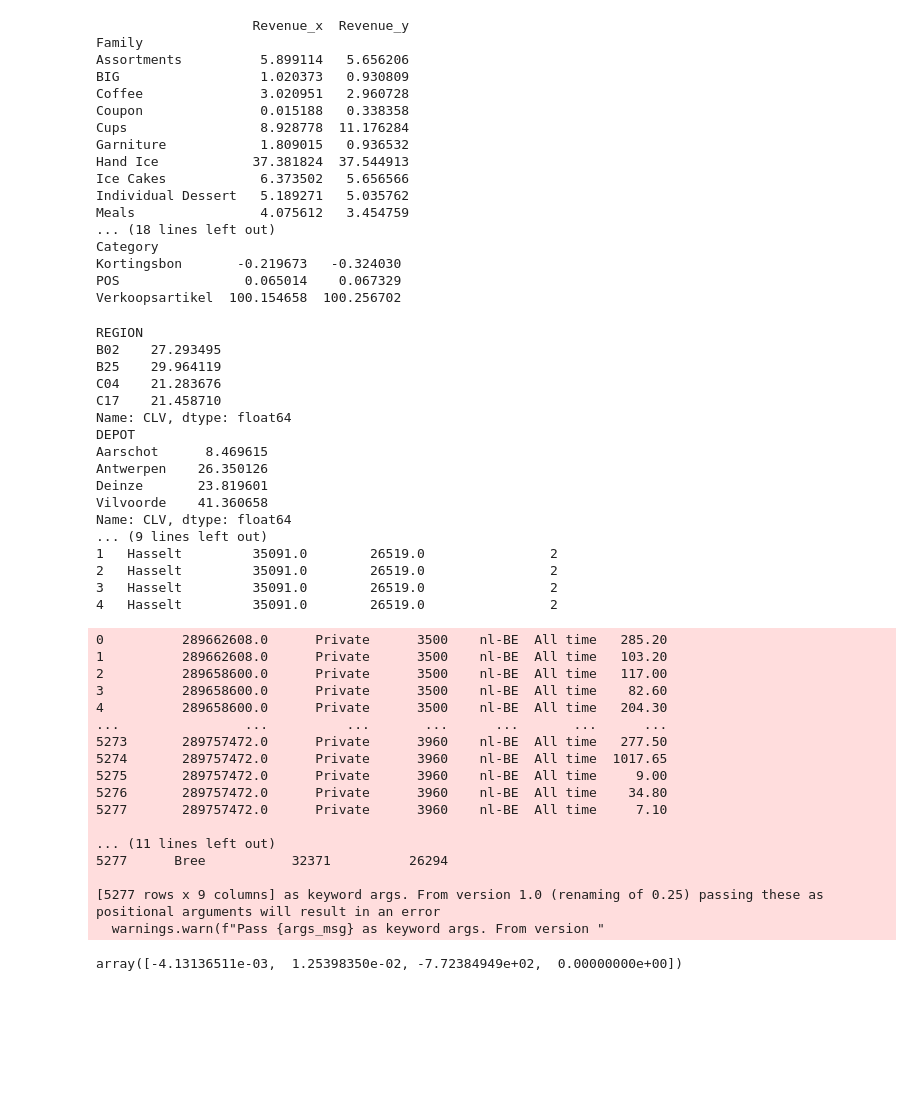
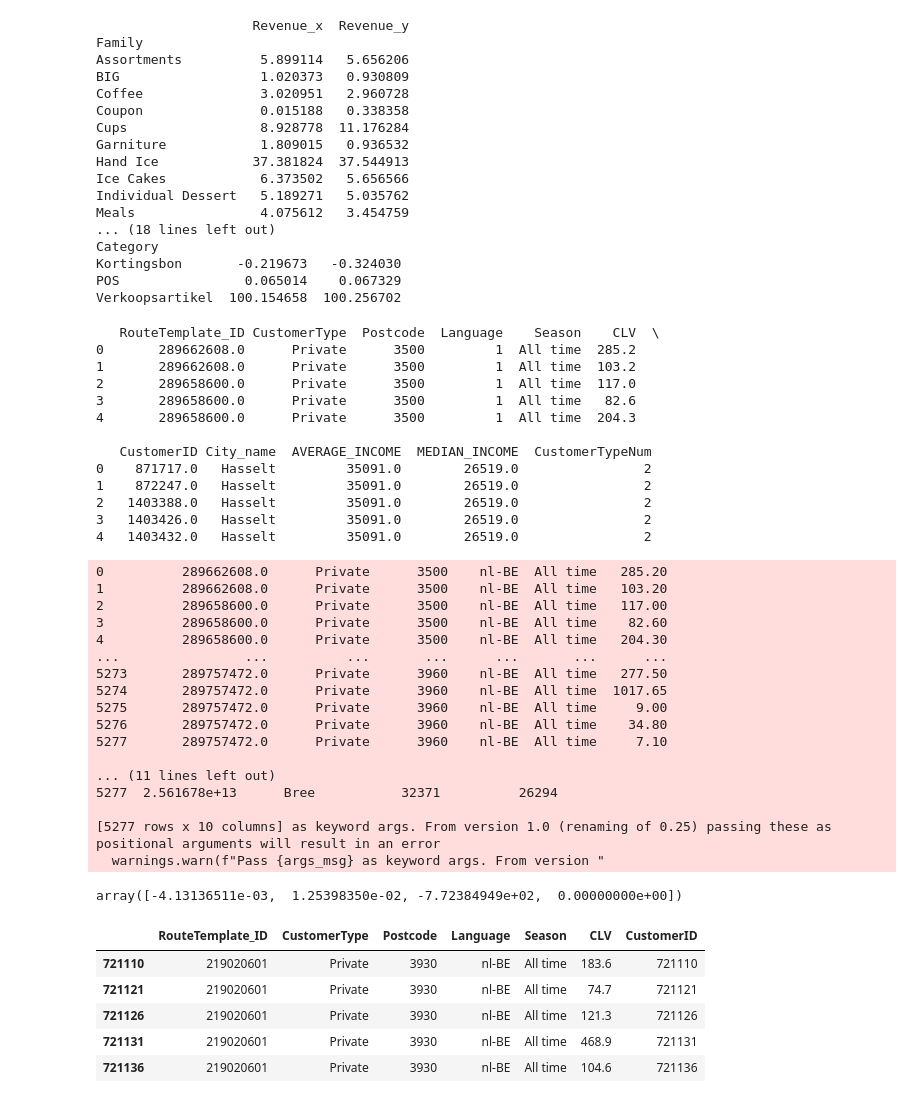
Before and after one commit to atyvaert/CRM-analytics, a Jupyter notebook: PutYourAnwsersHere.ipynb, the cells around one changed output. Saved outputs shown, nothing was run; the diff lists cells and outputs as text; code cells hidden in the pictures; blank space fills up the shorter version.

```diff
--- a/PutYourAnwsersHere.ipynb
+++ b/PutYourAnwsersHere.ipynb
@@ -1025,6 +1049,8 @@ Verkoopsartikel  100.154658  100.256702
 #Q2.7 Do customer sales differ across different cities? Is there a relationship between customer
 #sales and average income per inhabitant (and other factors)?
 ##Important!!! running this question requires running question 2.3 for the CLV dataframe
+
+##This question might require a rerun of the reading in data and putting it into dataframes
 df_CustomerType["CLV"]=df_CLV
 df_CustomerType = df_CustomerType.dropna(axis="rows")
 df_RouteTemplate["RouteTemplate_ID"]=df_RouteTemplate.index
@@ -1033,17 +1059,13 @@ df_RouteTemplate["RouteTemplate_ID"]=df_RouteTemplate.index
 #This compares CLV over all regions merging over Routetempate to get CLV linked to The Region
 df_CLV_Route = pd.merge(df_CustomerType,df_RouteTemplate, on="RouteTemplate_ID")
 df_CLV_Route_Region = df_CLV_Route.groupby("REGION")["CLV"].sum()
-#Explained in percentages
-df_CLV_Route_Region=(df_CLV_Route_Region/df_CLV_Route_Region.values.sum())*100
 #print(df_CLV_Route_Region)
 
 #Compares CLV over all Cities
 #We change the name of the column to be able to merge on the same name
 df_Depot=df_Depot.rename(columns={"HVROUTETEMPLATE_NRID": "RouteTemplate_ID"})
 df_CLV_Cities= pd.merge(df_CLV_Route,df_Depot,on="RouteTemplate_ID").groupby("DEPOT")["CLV"].sum()
-#Explained in percentages
-df_CLV_Cities=(df_CLV_Cities/df_CLV_Cities.values.sum())*100
-#print(df_CLV_Cities.head(5))
+#df_CLV_Cities.head(5)
 
 #Now we introduce a lin reg
 lr_model = LinearRegression()
@@ -1081,23 +1103,19 @@ scaler.fit(df_featuresFrame[["AVERAGE_INCOME","MEDIAN_INCOME","CustomerTypeNum",
 lr_model.fit(X=df_featuresFrame[["AVERAGE_INCOME","MEDIAN_INCOME","CustomerTypeNum","Language"]], y=df_featuresFrame["CLV"])
 lr_model.coef_
 # %% [output]
-REGION
-B02    27.293495
-B25    29.964119
-C04    21.283676
-C17    21.458710
-Name: CLV, dtype: float64
-DEPOT
-Aarschot      8.469615
-Antwerpen    26.350126
-Deinze       23.819601
-Vilvoorde    41.360658
-Name: CLV, dtype: float64
-... (9 lines left out)
-1   Hasselt         35091.0        26519.0                2
-2   Hasselt         35091.0        26519.0                2
-3   Hasselt         35091.0        26519.0                2
-4   Hasselt         35091.0        26519.0                2
+   RouteTemplate_ID CustomerType  Postcode  Language    Season    CLV  \
+0       289662608.0      Private      3500         1  All time  285.2
+1       289662608.0      Private      3500         1  All time  103.2
+2       289658600.0      Private      3500         1  All time  117.0
+3       289658600.0      Private      3500         1  All time   82.6
+4       289658600.0      Private      3500         1  All time  204.3
+
+   CustomerID City_name  AVERAGE_INCOME  MEDIAN_INCOME  CustomerTypeNum
+0    871717.0   Hasselt         35091.0        26519.0                2
+1    872247.0   Hasselt         35091.0        26519.0                2
+2   1403388.0   Hasselt         35091.0        26519.0                2
+3   1403426.0   Hasselt         35091.0        26519.0                2
+4   1403432.0   Hasselt         35091.0        26519.0                2
 0          289662608.0      Private      3500    nl-BE  All time   285.20
 1          289662608.0      Private      3500    nl-BE  All time   103.20
 2          289658600.0      Private      3500    nl-BE  All time   117.00
@@ -1111,9 +1129,9 @@ Name: CLV, dtype: float64
 5277       289757472.0      Private      3960    nl-BE  All time     7.10
 
 ... (11 lines left out)
-5277      Bree           32371          26294
+5277  2.561678e+13      Bree           32371          26294
 
-[5277 rows x 9 columns] as keyword args. From version 1.0 (renaming of 0.25) passing these as positional arguments will result in an error
+[5277 rows x 10 columns] as keyword args. From version 1.0 (renaming of 0.25) passing these as positional arguments will result in an error
   warnings.warn(f"Pass {args_msg} as keyword args. From version "
 array([-4.13136511e-03,  1.25398350e-02, -7.72384949e+02,  0.00000000e+00])
 # %%
@@ -1127,23 +1145,30 @@ array([-4.13136511e-03,  1.25398350e-02, -7.72384949e+02,  0.00000000e+00])
 # %%
 ########################
 #Q4 What are the routes?
 ########################
 #Let's start by merging the df_RouteTemplate datdabse with the other two databases (CustomerType and Depotfor closer detail
 #The merge is done via the equally named column "HVROUTETEMPLATE_NRID" in all databases.
 #However the df_RouteTemplate contains these ID's in the first column, was this was the list of keys from our dictionary
 #This results in the first column having no columname to merge with other databases. To solve this we can copy this column.
 #After we copied this column we can add it to our original database, we now have duplicate column with which we can work with.
-df_RouteTemplate["HVROUTETEMPLATE_NRID"] = df_RouteTemplate.index
+df_RouteTemplate["RouteTemplate_ID"] = df_RouteTemplate.index
 
 #next we will merge the two databases df_RouteTemplate and df_CustomerType in order to link our customer and route info
 df_CustomerType["CustomerID"]=df_CustomerType.index
-df_Customer_Route = pd.merge(df_CustomerType, df_RouteTemplate, how = "outer", on = "HVROUTETEMPLATE_NRID")
+df_Customer_Route = pd.merge(df_CustomerType, df_RouteTemplate, how = "left", on = "RouteTemplate_ID")
 #for future question we will also need the depot so that's why we join them as well
-df_Customer_Route_Depot = pd.merge(df_Depot, df_Customer_Route, how = "outer", on = "HVROUTETEMPLATE_NRID")
+df_Customer_Route_Depot = pd.merge(df_Depot, df_Customer_Route, how = "left", on = "RouteTemplate_ID")
 df_CustomerType.head(5)
 #df_Customer_Route.head(5)
 #increasing the view of our dataframe, set the parameters if you want less rows to be visible
-pd.set_option("display.max_rows", None, "display.max_columns", None)
+# pd.set_option("display.max_rows", None, "display.max_columns", None)
+# %% [output]
+|  | RouteTemplate_ID | CustomerType | Postcode | Language | Season | CLV | CustomerID |
+| 721110 | 219020601 | Private | 3930 | nl-BE | All time | 183.6 | 721110 |
+| 721121 | 219020601 | Private | 3930 | nl-BE | All time | 74.7 | 721121 |
+| 721126 | 219020601 | Private | 3930 | nl-BE | All time | 121.3 | 721126 |
+| 721131 | 219020601 | Private | 3930 | nl-BE | All time | 468.9 | 721131 |
+| 721136 | 219020601 | Private | 3930 | nl-BE | All time | 104.6 | 721136 |
 # %%
 #Q4.1 How are the customers divided into regions?
 #here we can see that every customer has its own routenumber, postcode, region, weekorder and dayofweek.
```
Also changed, not shown: parts of 9 cells of this notebook.
